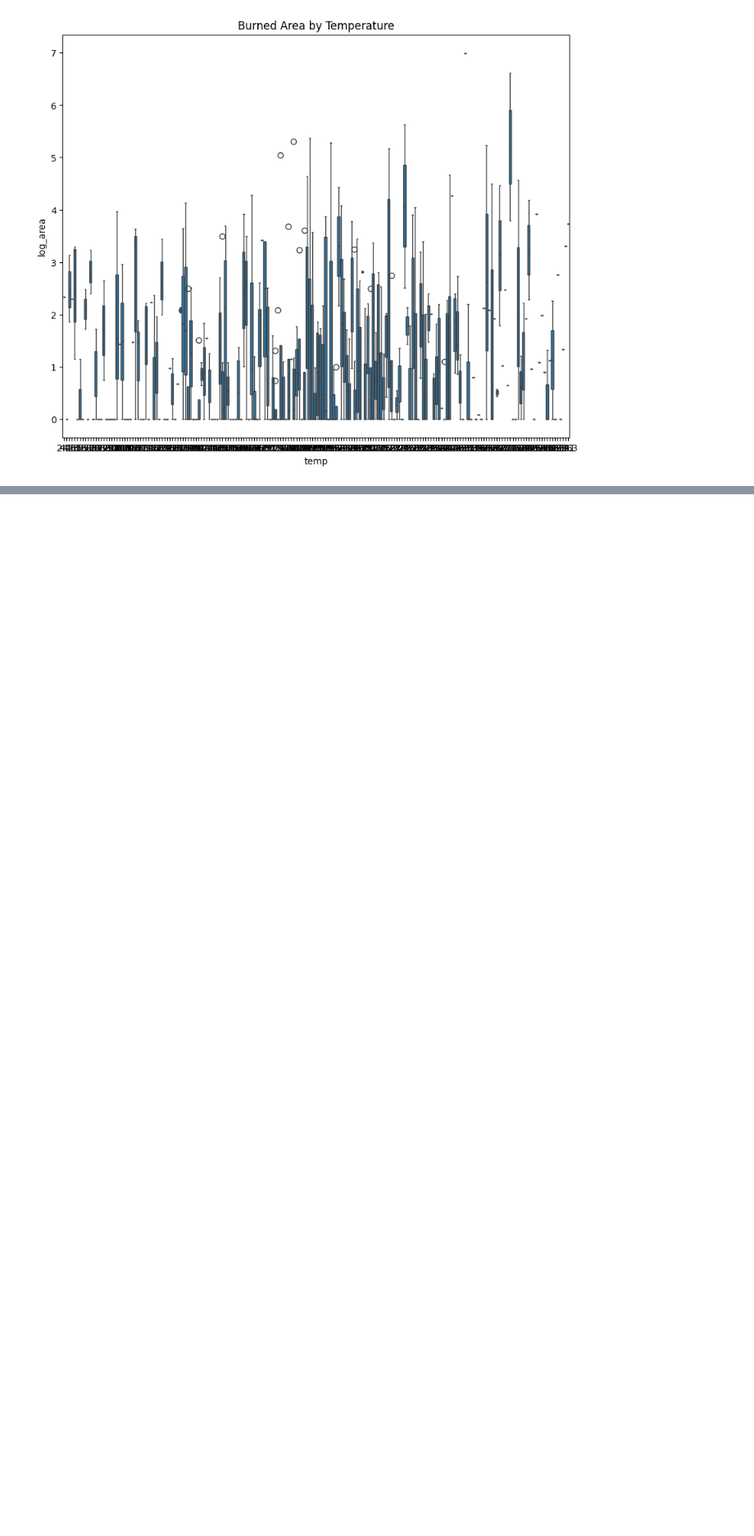
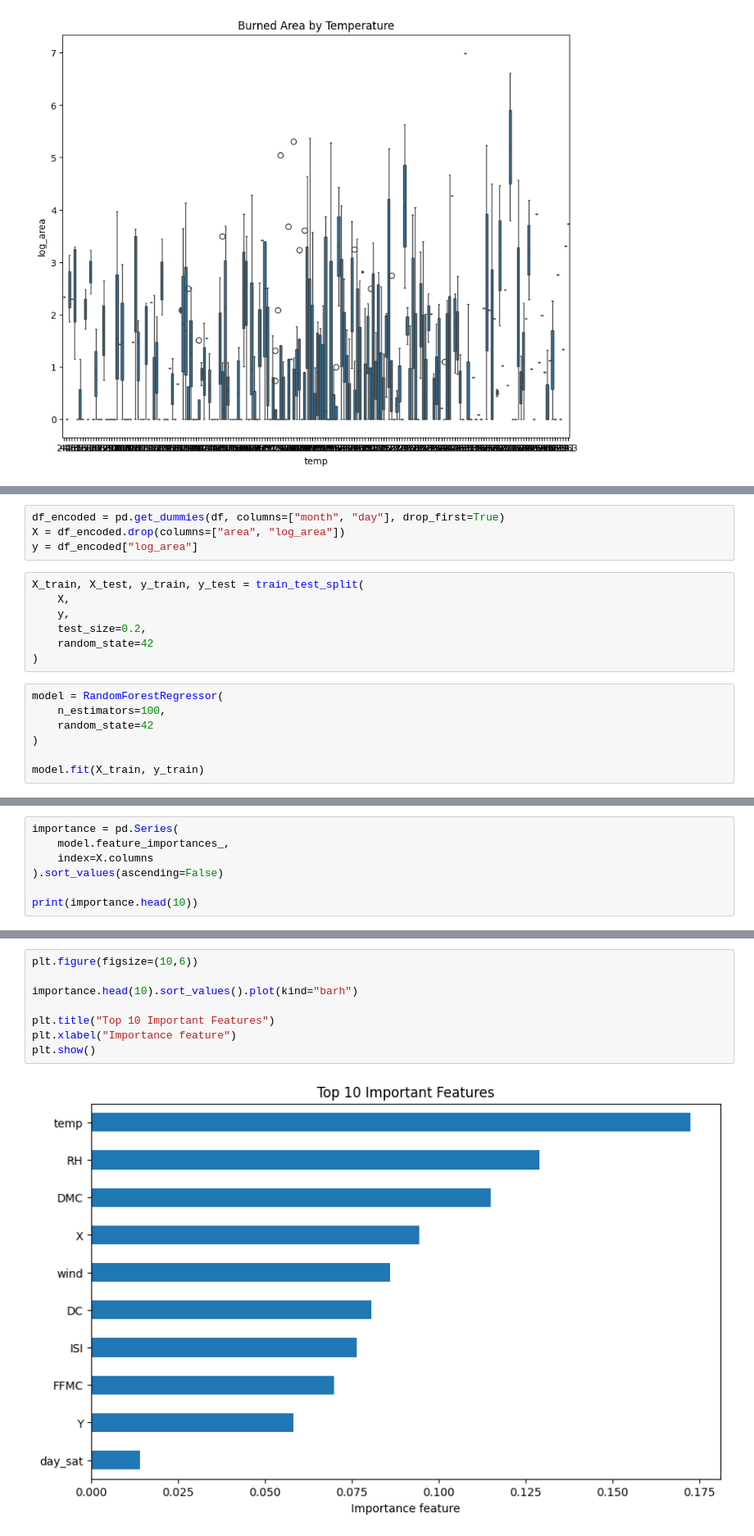
Before and after one commit to Neelam123K/forest-Datascience, a Jupyter notebook: archive (2)/ForestFire.ipynb, the cells around one changed output, grey strips where cells are left out. Shown at 82% size. Cells and saved outputs as stored; diff of their text form; blank space fills up the shorter version.

```diff
--- a/archive (2)/ForestFire.ipynb
+++ b/archive (2)/ForestFire.ipynb
@@ -212,0 +218,18 @@ plt.show()
+# %%
+df_encoded = pd.get_dummies(df, columns=["month", "day"], drop_first=True)
+X = df_encoded.drop(columns=["area", "log_area"])
+y = df_encoded["log_area"]
+# %%
+X_train, X_test, y_train, y_test = train_test_split(
+    X,
+    y,
+    test_size=0.2,
+    random_state=42
+)
+# %%
+model = RandomForestRegressor(
+    n_estimators=100,
+    random_state=42
+)
+
+model.fit(X_train, y_train)
@@ -212,0 +252,7 @@ plt.show()
+# %%
+importance = pd.Series(
+    model.feature_importances_,
+    index=X.columns
+).sort_values(ascending=False)
+
+print(importance.head(10))
@@ -212,0 +271,10 @@ plt.show()
+# %%
+plt.figure(figsize=(10,6))
+
+importance.head(10).sort_values().plot(kind="barh")
+
+plt.title("Top 10 Important Features")
+plt.xlabel("Importance feature")
+plt.show()
+# %% [output]
+[figure, added]
```
Also changed, not shown: parts of 7 cells of this notebook.
